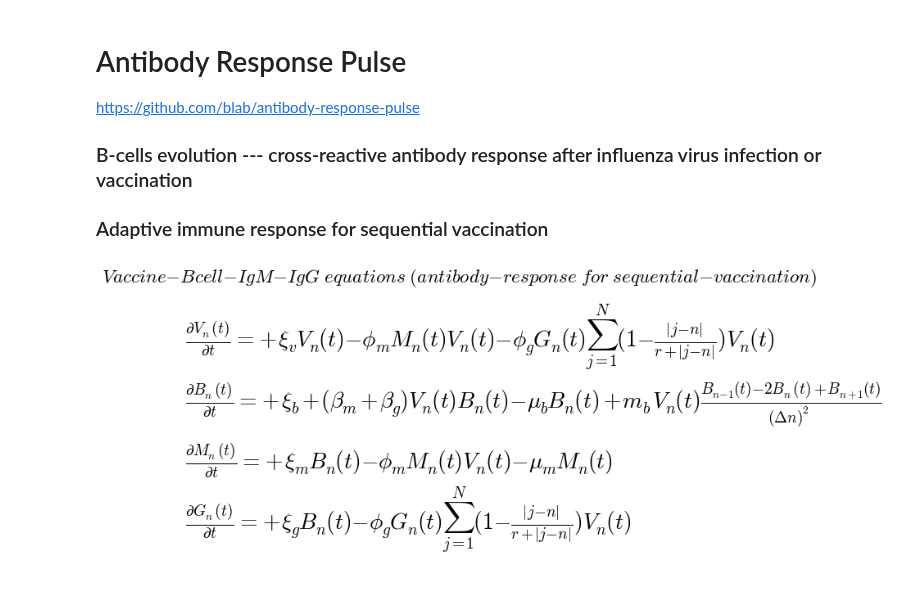
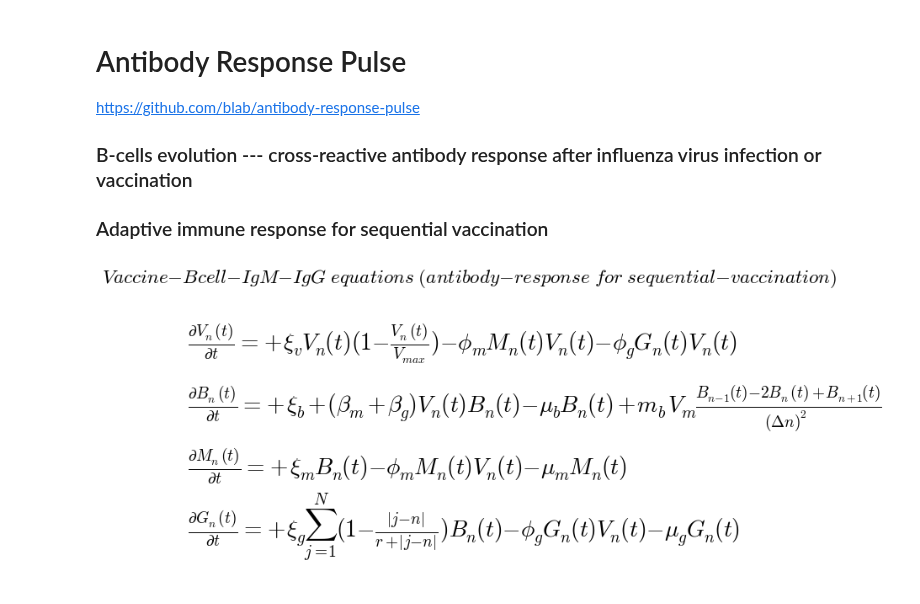
Before and after one commit to blab/antibody-response-pulse, a Jupyter notebook: bcell-array/code/VBMG_vaccination_landscape.ipynb, the cells around one changed output. Saved outputs shown, nothing was run; the diff lists cells and outputs as text; code cells hidden in the pictures.

```diff
--- a/bcell-array/code/VBMG_vaccination_landscape.ipynb
+++ b/bcell-array/code/VBMG_vaccination_landscape.ipynb
@@ -35,18 +35,23 @@ plt.axis('off')
 plt.title(r'$ Vaccine-Bcell-IgM-IgG \ equations \ (antibody-response \ for \ sequential-vaccination) $'
           , fontsize = AlvaFontSize)
 plt.text(0, 7.0/9, r'$ \frac{\partial V_n(t)}{\partial t} = \
-         +\xi_{v}V_{n}(t) - \phi_{m} M_{n}(t) V_{n}(t) \
-         - \phi_{g} G_{n}(t)\sum_{j = 1}^{N} (1 - \frac{|j - n|}{r + |j - n|})V_{n}(t)}$'
+         + \xi_{v}V_{n}(t)(1 - \frac{V_n(t)}{V_{max}}) \
+         - \phi_{m} M_{n}(t) V_{n}(t) \
+         - \phi_{g} G_{n}(t) V_{n}(t)$'
          , fontsize = 1.2*AlvaFontSize)
 plt.text(0, 5.0/9, r'$ \frac{\partial B_n(t)}{\partial t} = \
-         +\xi_{b} + (\beta_{m} + \beta_{g}) V_{n}(t) B_{n}(t) - \mu_{b} B_{n}(t) \
-         + m_b V_{n}(t)\frac{B_{n-1}(t) - 2B_n(t) + B_{n+1}(t)}{(\Delta n)^2} $'
+         + \xi_{b} + (\beta_{m} \
+         + \beta_{g}) V_{n}(t) B_{n}(t) - \mu_{b} B_{n}(t) \
+         + m_b V_{m}\frac{B_{n-1}(t) - 2B_n(t) + B_{n+1}(t)}{(\Delta n)^2} $'
          , fontsize = 1.2*AlvaFontSize)
 plt.text(0, 3.0/9,r'$ \frac{\partial M_n(t)}{\partial t} = \
-         + \xi_{m} B_{n}(t) - \phi_{m} M_{n}(t) V_{n}(t) - \mu_{m} M_{n}(t) $'
+         + \xi_{m} B_{n}(t) \
+         - \phi_{m} M_{n}(t) V_{n}(t) \
+         - \mu_{m} M_{n}(t) $'
          , fontsize = 1.2*AlvaFontSize)
 plt.text(0, 1.0/9,r'$ \frac{\partial G_n(t)}{\partial t} = \
-         + \xi_{g} B_{n}(t) - \phi_{g} G_{n}(t)\sum_{j = 1}^{N} (1 - \frac{|j - n|}{r + |j - n|})V_{n}(t)} \
+         + \xi_{g} \sum_{j = 1}^{N} (1 - \frac{|j - n|}{r + |j - n|})B_{n}(t) \
+         - \phi_{g} G_{n}(t) V_{n}(t)  \
          - \mu_{g} G_{n}(t) $'
          , fontsize = 1.2*AlvaFontSize)
 
@@ -90,8 +95,9 @@ def dVdt_array(VBMGxt = [], *args):
     # there are n dSdt
     dV_dt_array = np.zeros(x_totalPoint)
     # each dSdt with the same equation form
-    dV_dt_array[:] = +inRateV*V[:]*(1 - V[:]/maxV) - killRateVm*M[:]*V[:] \
-                     - killRateVg*G[:]*crossI_neighborSum_X(V, cross_radius, gX)[:]
+    dV_dt_array[:] = +inRateV*V[:]*(1 - V[:]/maxV) \
+                     - killRateVm*M[:]*V[:] \
+                     - killRateVg*G[:]*V[:]
     return(dV_dt_array)
 
 def dBdt_array(VBMGxt = [], *args):
@@ -123,36 +129,37 @@ def dMdt_array(VBMGxt = [], *args):
     V = VBMGxt[0]
     B = VBMGxt[1]
     M = VBMGxt[2]
     G = VBMGxt[3]
     x_totalPoint = VBMGxt.shape[1]
     # there are n dSdt
     dM_dt_array = np.zeros(x_totalPoint)
     # each dSdt with the same equation form
     dM_dt_array[:] = +inRateM*B[:] - consumeRateM*M[:]*V[:] - outRateM*M[:]
     return(dM_dt_array)
 
 def dGdt_array(VBMGxt = [], *args):
     # naming
     V = VBMGxt[0]
     B = VBMGxt[1]
     M = VBMGxt[2]
     G = VBMGxt[3]
     x_totalPoint = VBMGxt.shape[1]
     # there are n dSdt
     dG_dt_array = np.zeros(x_totalPoint)
     # each dSdt with the same equation form
     Gcopy = np.copy(G)
     centerX = Gcopy[:]
     leftX = np.roll(Gcopy[:], 1)
     rightX = np.roll(Gcopy[:], -1)
     leftX[0] = centerX[0]
     rightX[-1] = centerX[-1]
-    dG_dt_array[:] = +(inRateG + alva.event_OAS_boost + alva.event_OAS_boostV)*B[:] \
-                     - consumeRateG*G[:]*crossI_neighborSum_X(V, cross_radius, gX)[:] \
+    dG_dt_array[:] = +(inRateG + alva.event_OAS_boost \
+                       + alva.event_OAS_boostV)*crossI_neighborSum_X(B, cross_radius, gX)[:] \
+                     - consumeRateG*G[:]*V[:] \
                      - outRateG*G[:]
     return(dG_dt_array)
 # %% [output]
-[figure, old version]
+[figure, new version]
 # %%
 # setting parameter
 timeUnit = 'year'
```
Also changed, not shown: parts of 3 cells of this notebook, 17 other files.
